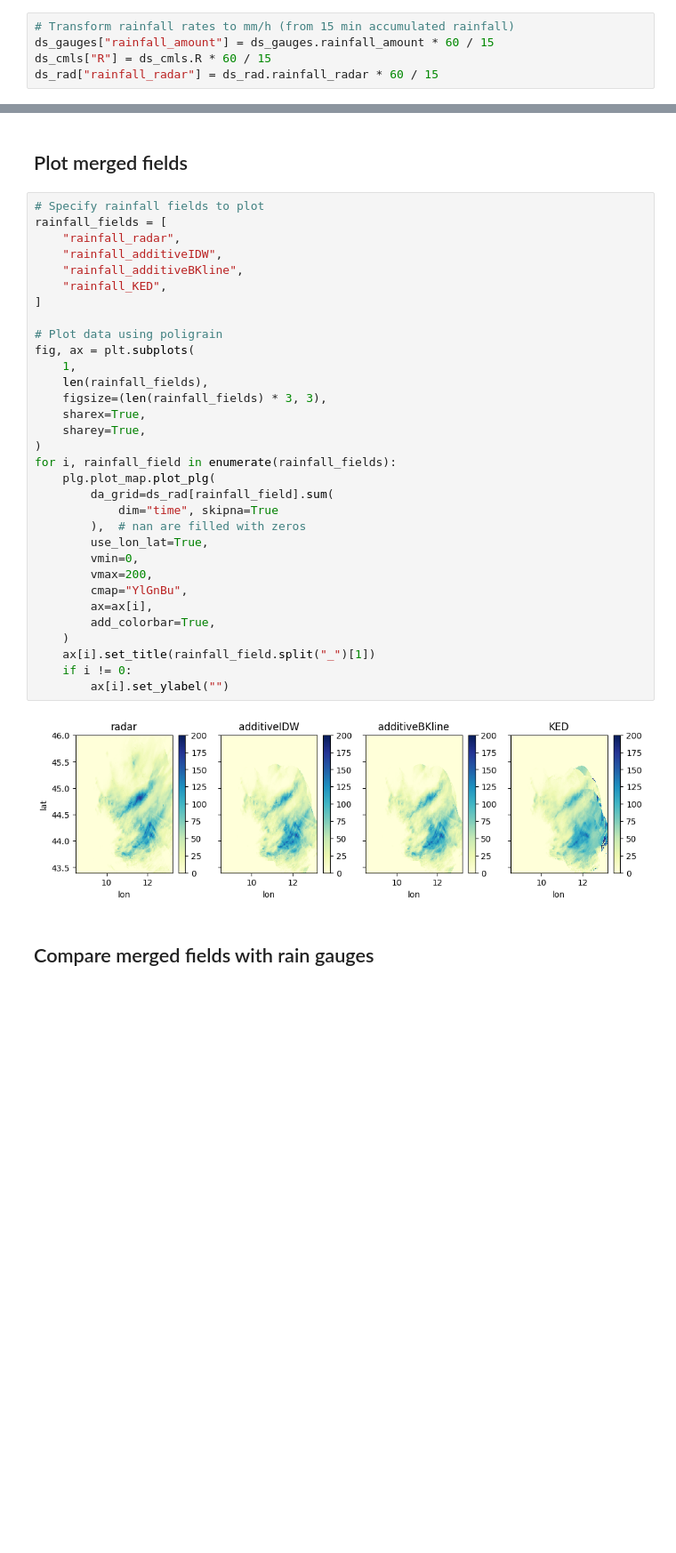
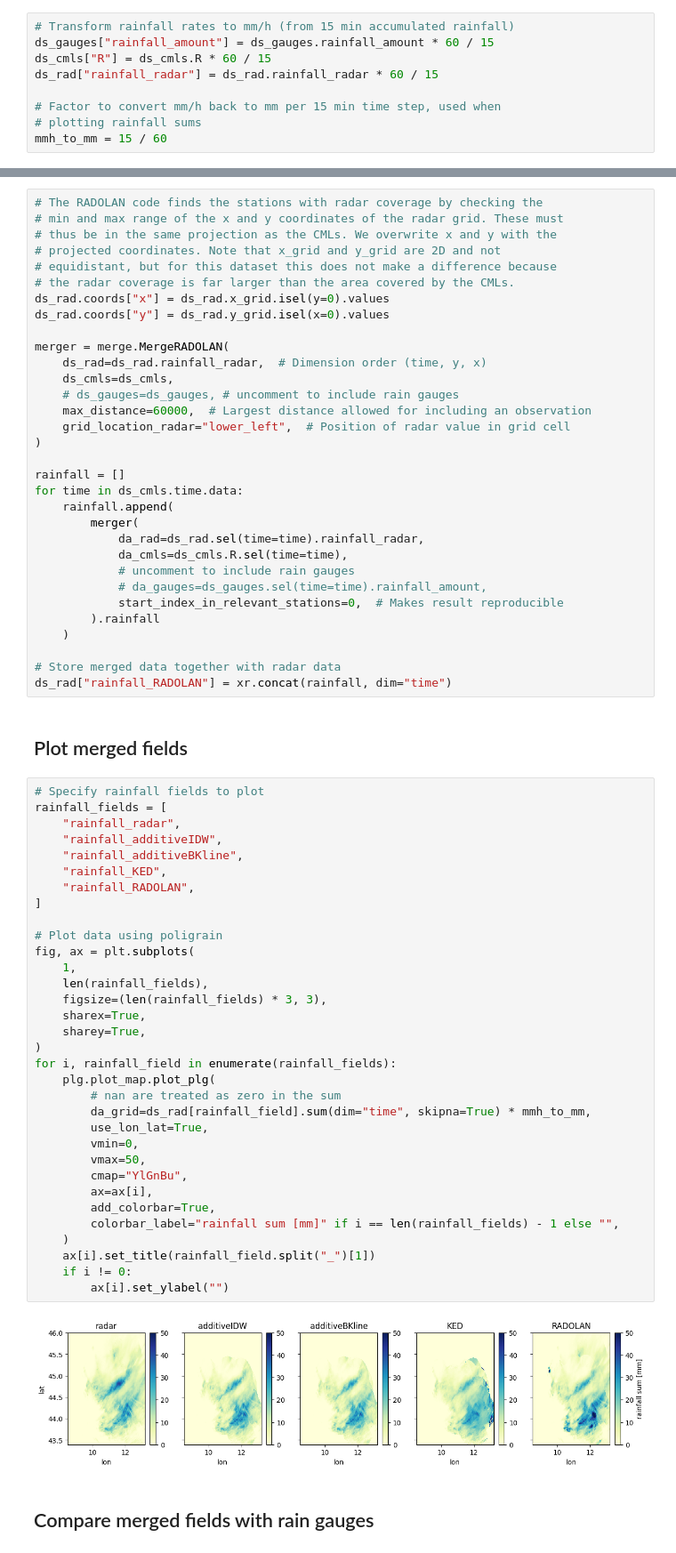
Before and after one commit to eoydvin/mergeplg, a Jupyter notebook: docs/notebooks/Overview.ipynb, the cells around one changed output, grey strips where cells are left out. Shown at 89% size. Drawn from its saved outputs; the diff is of its cells as text; blank space fills up the shorter version.

```diff
--- a/docs/notebooks/Overview.ipynb
+++ b/docs/notebooks/Overview.ipynb
@@ -62,6 +62,10 @@ ds_rad = ds_rad.set_coords(["lon", "lat"])
 ds_gauges["rainfall_amount"] = ds_gauges.rainfall_amount * 60 / 15
 ds_cmls["R"] = ds_cmls.R * 60 / 15
 ds_rad["rainfall_radar"] = ds_rad.rainfall_radar * 60 / 15
+
+# Factor to convert mm/h back to mm per 15 min time step, used when
+# plotting rainfall sums
+mmh_to_mm = 15 / 60
 # %% [markdown]
 ## Project data
 # %%
@@ -367,39 +392,72 @@ ds_rad["rainfall_KED"] = xr.concat(rainfall, dim="time")
+# %%
+# The RADOLAN code finds the stations with radar coverage by checking the
+# min and max range of the x and y coordinates of the radar grid. These must
+# thus be in the same projection as the CMLs. We overwrite x and y with the
+# projected coordinates. Note that x_grid and y_grid are 2D and not
+# equidistant, but for this dataset this does not make a difference because
+# the radar coverage is far larger than the area covered by the CMLs.
+ds_rad.coords["x"] = ds_rad.x_grid.isel(y=0).values
+ds_rad.coords["y"] = ds_rad.y_grid.isel(x=0).values
+
+merger = merge.MergeRADOLAN(
+    ds_rad=ds_rad.rainfall_radar,  # Dimension order (time, y, x)
+    ds_cmls=ds_cmls,
+    # ds_gauges=ds_gauges, # uncomment to include rain gauges
+    max_distance=60000,  # Largest distance allowed for including an observation
+    grid_location_radar="lower_left",  # Position of radar value in grid cell
+)
+
+rainfall = []
+for time in ds_cmls.time.data:
+    rainfall.append(
+        merger(
+            da_rad=ds_rad.sel(time=time).rainfall_radar,
+            da_cmls=ds_cmls.R.sel(time=time),
+            # uncomment to include rain gauges
+            # da_gauges=ds_gauges.sel(time=time).rainfall_amount,
+            start_index_in_relevant_stations=0,  # Makes result reproducible
+        ).rainfall
+    )
+
+# Store merged data together with radar data
+ds_rad["rainfall_RADOLAN"] = xr.concat(rainfall, dim="time")
 # %% [markdown]
 ## Plot merged fields
 # %%
 # Specify rainfall fields to plot
 rainfall_fields = [
     "rainfall_radar",
     "rainfall_additiveIDW",
     "rainfall_additiveBKline",
     "rainfall_KED",
+    "rainfall_RADOLAN",
 ]
 
 # Plot data using poligrain
 fig, ax = plt.subplots(
     1,
     len(rainfall_fields),
     figsize=(len(rainfall_fields) * 3, 3),
     sharex=True,
     sharey=True,
 )
 for i, rainfall_field in enumerate(rainfall_fields):
     plg.plot_map.plot_plg(
-        da_grid=ds_rad[rainfall_field].sum(
-            dim="time", skipna=True
-        ),  # nan are filled with zeros
+        # nan are treated as zero in the sum
+        da_grid=ds_rad[rainfall_field].sum(dim="time", skipna=True) * mmh_to_mm,
         use_lon_lat=True,
         vmin=0,
-        vmax=200,
+        vmax=50,
         cmap="YlGnBu",
         ax=ax[i],
         add_colorbar=True,
+        colorbar_label="rainfall sum [mm]" if i == len(rainfall_fields) - 1 else "",
     )
     ax[i].set_title(rainfall_field.split("_")[1])
     if i != 0:
         ax[i].set_ylabel("")
 # %% [output]
-[figure, old version]
+[figure, new version]
 # %% [markdown]
 ## Compare merged fields with rain gauges
 # %%
```
Also changed, not shown: parts of 14 cells of this notebook.
